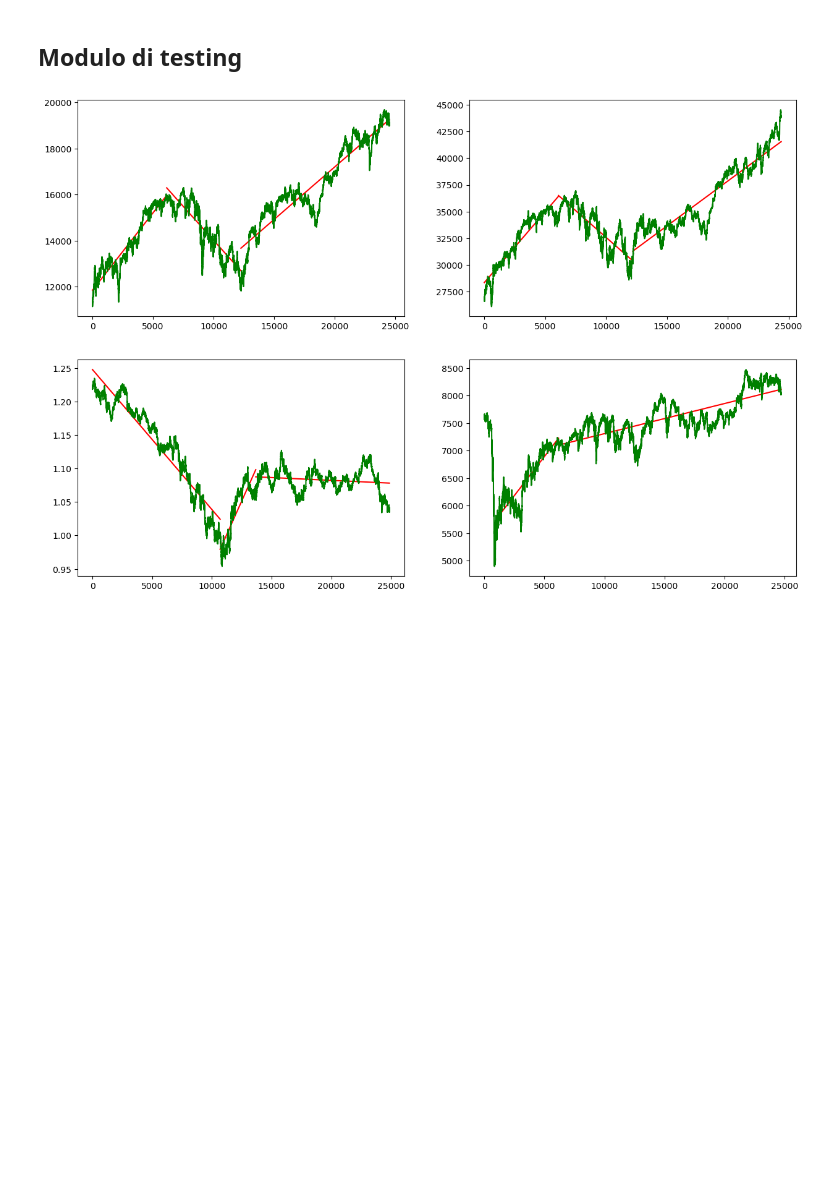
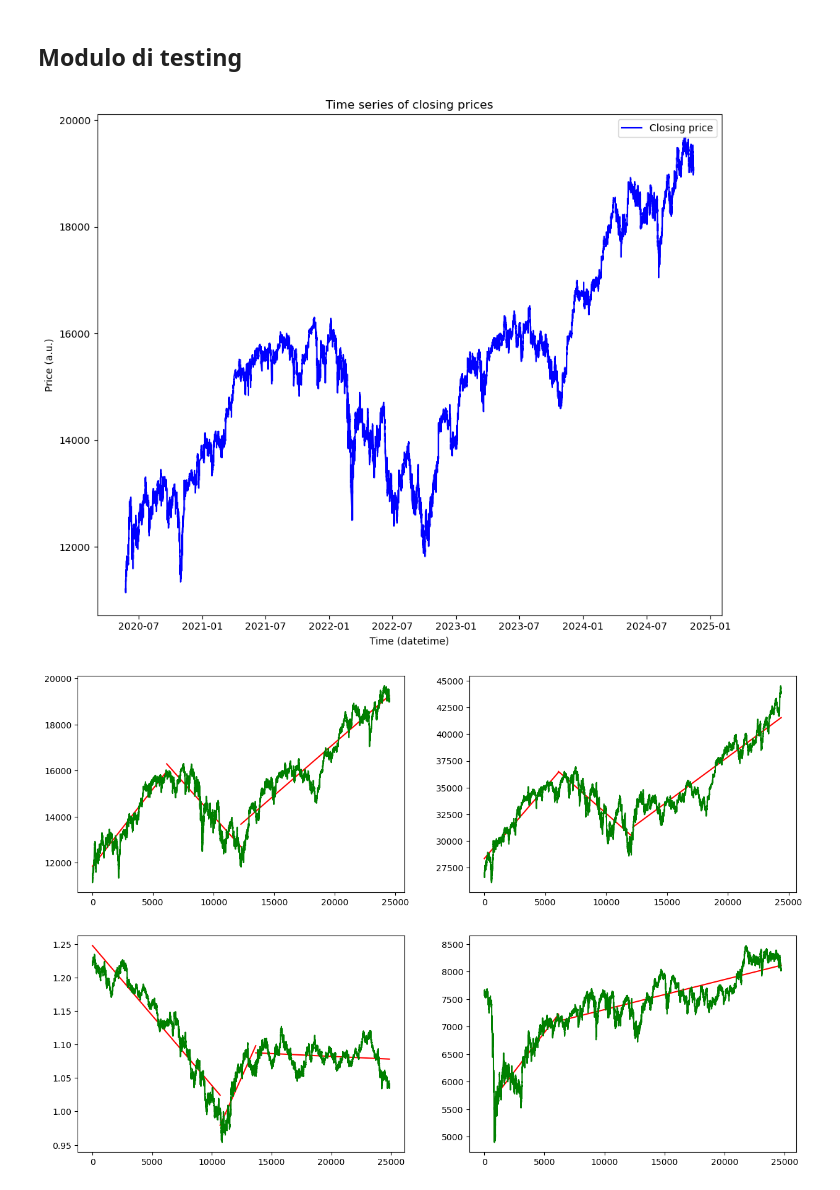
Before and after one commit to lorenzorizzi17/MeanReversionMetric, a Jupyter notebook: test.ipynb, the cells around one changed output. Cells and saved outputs as stored; diff of their text form; code cells hidden in the pictures; blank space fills up the shorter version.

```diff
--- a/test.ipynb
+++ b/test.ipynb
@@ -3,16 +3,18 @@
 # %%
 import meanreversion as mr
 import numpy as np
 import matplotlib.pyplot as plt
 
 # let's start with four dataset
 DAX = mr.load_asset("data/DAX_M15_202005242300_202411131015.csv")
 DJ = mr.load_asset("data/DJ_M15_202009240845_202411131015.csv")
 EURUSD = mr.load_asset("data/EURUSD_M15_202012241045_202412311745.csv")
 FTSE = mr.load_asset("data/FTSE100_M15_201912230600_202411131015.csv")
 
 # if we wanted to plot them, then
-# dc.draw_info(DAX)
+mr.draw_info(DAX)
+# %% [output]
+[figure, added]
 # %%
 # SPLITTING IN TRENDS
 # Ho aggiunto anche i plot solo per avere conferma visiva, chiaramente si possono eliminare, la parte importante in questa cella sono gli arr[...]
```
Also changed, not shown: parts of 1 cell of this notebook, 9 other files.
